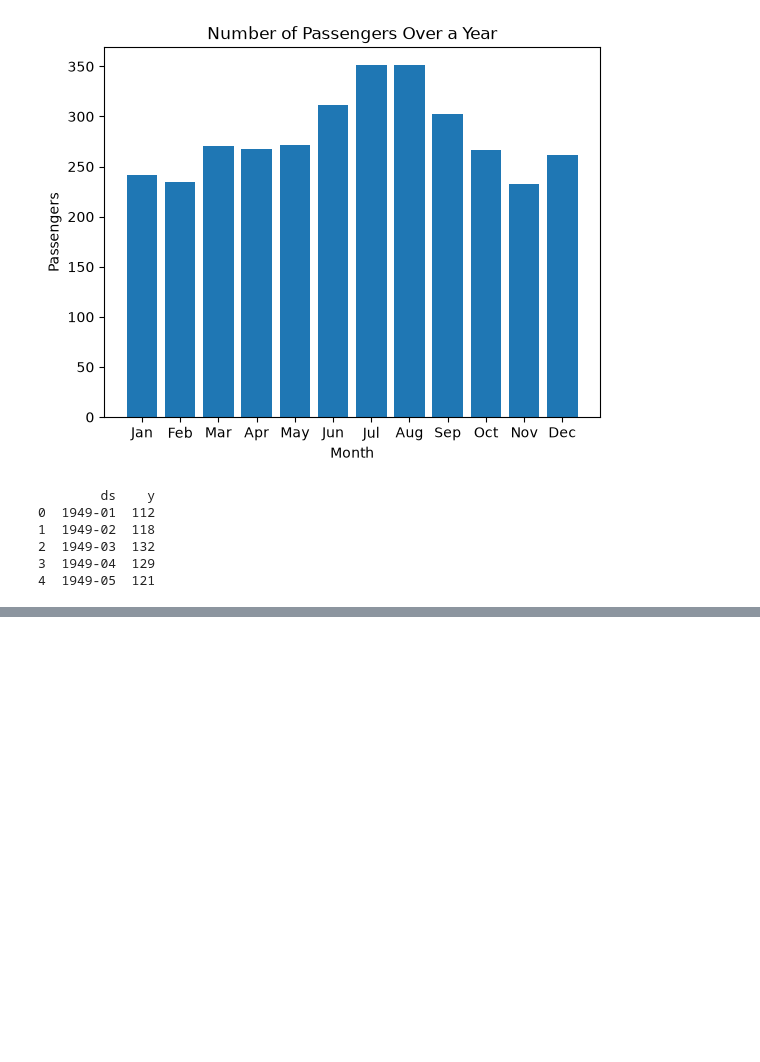
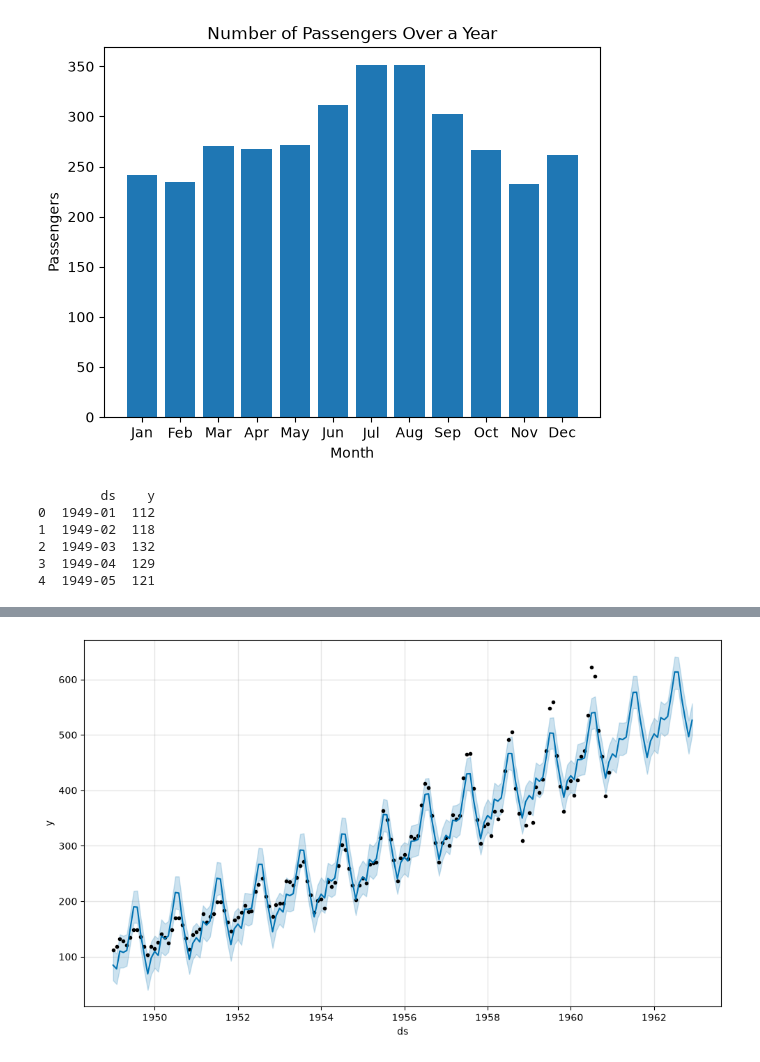
Before and after one commit to kurathemonster/time_series, a Jupyter notebook: time_series.ipynb, the cells around one changed output, grey strips where cells are left out. Cells and saved outputs as stored; diff of their text form; code cells hidden in the pictures; blank space fills up the shorter version.

```diff
--- a/time_series.ipynb
+++ b/time_series.ipynb
@@ -103,7 +105,7 @@ plt.show()
 
 df_prophet = pd.read_csv('airline-passengers.csv')
 
-df_prophet = df.rename(columns={"Month": "ds", "Passengers": "y"})
+df_prophet = df_prophet.rename(columns={"Month": "ds", "Passengers": "y"})
 
 print(df_prophet.head())
 # %% [output]
@@ -113,3 +115,16 @@ print(df_prophet.head())
 2  1949-03  132
 3  1949-04  129
 4  1949-05  121
+# %%
+# Build your first Forecast
+
+model = Prophet()
+model.fit(df_prophet)
+future = model.make_future_dataframe(periods=24, freq="MS")
+forecast = model.predict(future)
+
+fig = model.plot(forecast)
+plt.show()
+
+# The uncertainty band gets chunkier the further out it predicts.
+# %% [output]
@@ -115,0 +133 @@ print(df_prophet.head())
+[figure, added]
```
Also changed, not shown: parts of 7 cells of this notebook.
